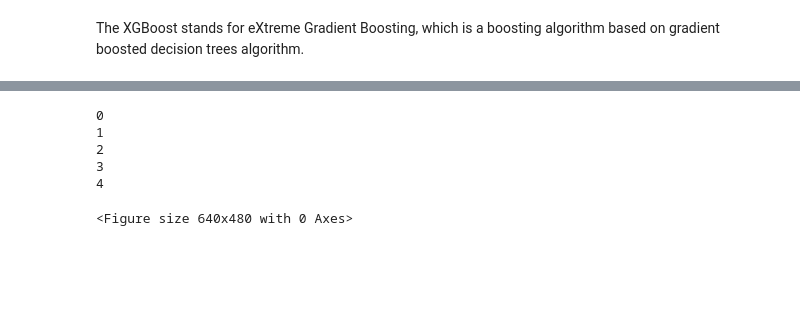
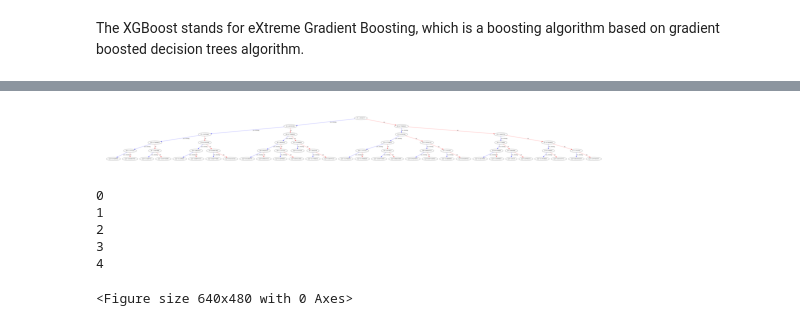
Before and after one commit to ztan7github/Flight_status_prediction, a Jupyter notebook: flight_status_predict.ipynb, the cells around one changed output, grey strips where cells are left out. Saved outputs shown, nothing was run; the diff lists cells and outputs as text; code cells hidden in the pictures; blank space fills up the shorter version.

```diff
--- a/flight_status_predict.ipynb
+++ b/flight_status_predict.ipynb
@@ -936,4 +977,11 @@ weighted avg       0.81      0.83      0.79     34070
 [figure]
+# %%
+# plot first tree in the model
+
+plot_tree(model_fit, num_trees=0)
+plt.savefig('tree.png', dpi=600, bbox_inches='tight')
+# %% [output]
+[figure, added]
 # %%
 models = ['xgb','rf','logistic','gnb','dt']
 params = [{'learning_rate': 0.1, 'max_depth': 5, 'n_estimators': 1000},
```
Also changed, not shown: parts of 14 cells of this notebook.
